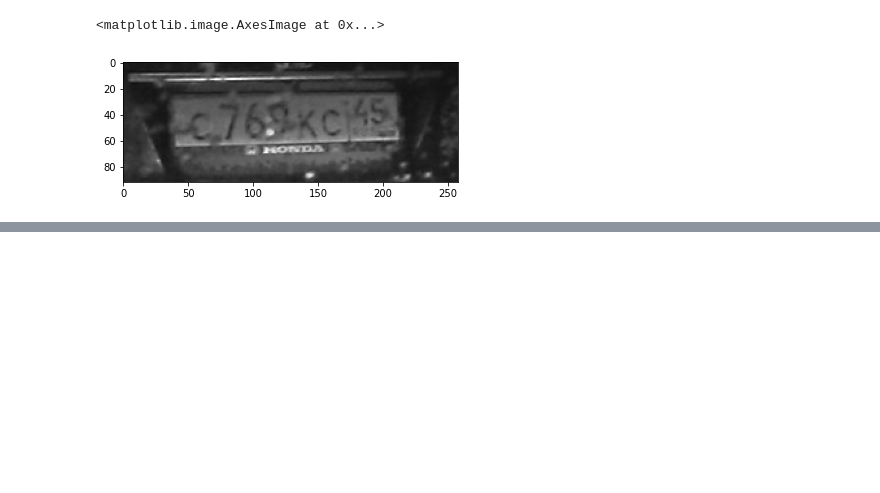
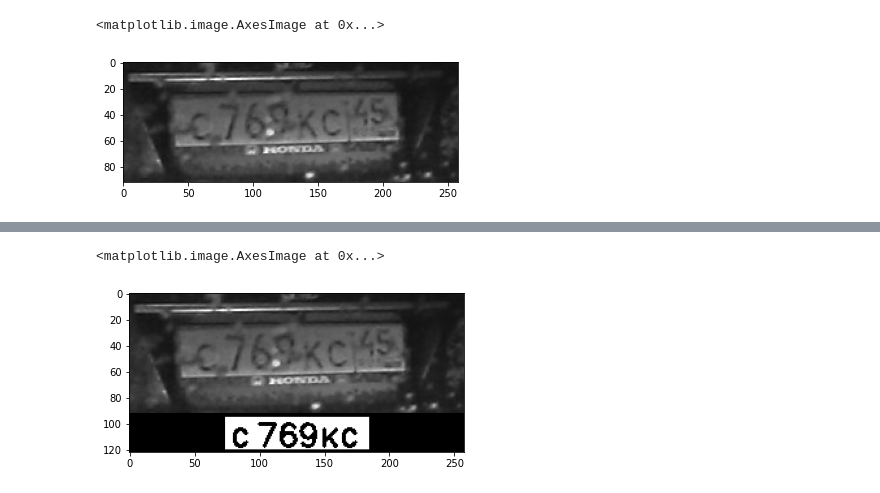
Before and after one commit to Kirundel/Tips-Tricks, a Jupyter notebook: project/cnd/ocr/test.ipynb, the cells around one changed output, grey strips where cells are left out. Drawn from its saved outputs; the diff is of its cells as text; code cells hidden in the pictures; blank space fills up the shorter version.

```diff
--- a/project/cnd/ocr/test.ipynb
+++ b/project/cnd/ocr/test.ipynb
@@ -45,0 +58,23 @@ print(result)
+# %%
+mid = (art.shape[1] // 2, art.shape[0] - 15)
+font = cv2.FONT_HERSHEY_SIMPLEX
+
+deltas = [-55, -36, -20, -4, 14, 29]
+
+def draw_char(img, ch, num):
+    if ch.isdigit():
+        size = 0.8
+    else:
+        size = 0.6
+    std = (mid[0] + deltas[num] + 5, mid[1] + 10)
+    cv2.putText(art, ch, std, font, size, (0, 0, 0), thickness = 2)
+
+art = cv2.rectangle(art, (mid[0] - 55, mid[1] - 12), (mid[0] + 55, mid[1] + 12), (255, 255, 255), thickness=-1)
+
+for i in range(len(result[1])):
+    draw_char(art, result[1][i], i)
+
+plt.imshow(art)
+# %% [output]
+<matplotlib.image.AxesImage at 0x...>
+[figure, added]
```
Also changed, not shown: parts of 4 cells of this notebook, 10 other files.
